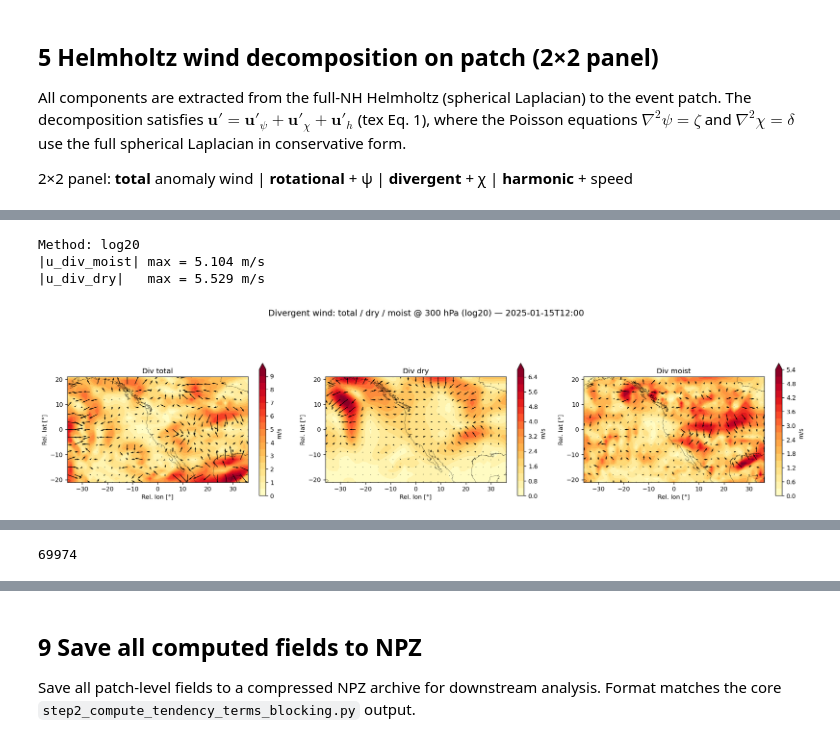
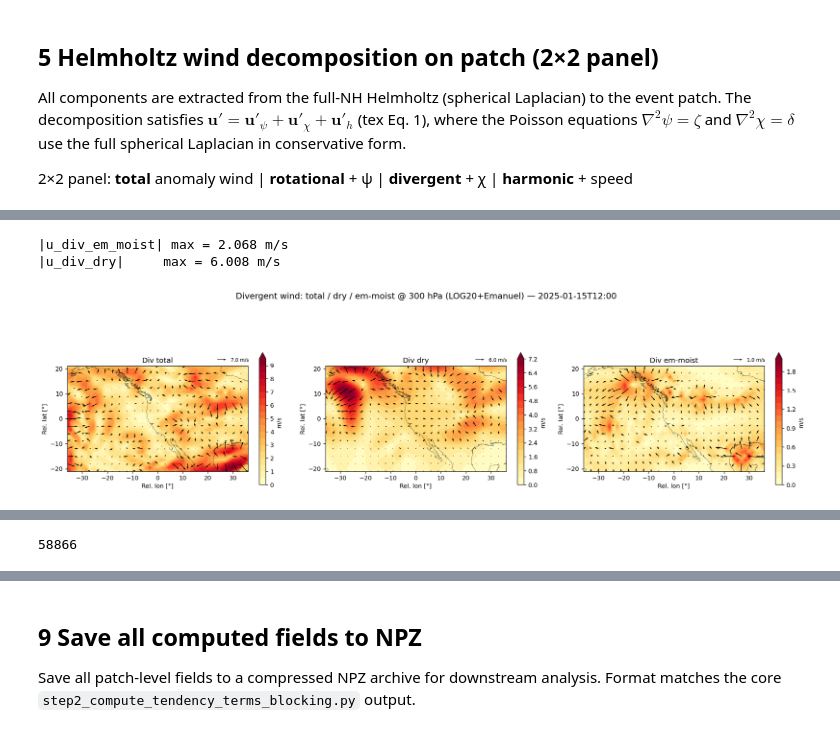
Before and after one commit to yanxingjianken/pvtend, a Jupyter notebook: examples/02_helmholtz_and_qg_omega.ipynb, the cells around one changed output, grey strips where cells are left out. Saved outputs shown, nothing was run; the diff lists cells and outputs as text; code cells hidden in the pictures.

```diff
--- a/examples/02_helmholtz_and_qg_omega.ipynb
+++ b/examples/02_helmholtz_and_qg_omega.ipynb
@@ -530,57 +681,62 @@ Both χ are solved independently using the spherical Laplacian, rather than comp
 # %%
 %%time
-# ── Select ω_dry for the total field using QG_METHOD ──
-if QG_METHOD == "sp19":
-    omega_dry_total = wd_sp19
-elif QG_METHOD == "log20":
-    omega_dry_total = wd_log20
-else:
-    raise ValueError(f"Unknown QG_METHOD: {QG_METHOD!r}  (valid: 'sp19', 'log20')")
+# ── Divergent wind from w_em_moist and w_dry via independent Poisson ──
+# ω_dry = wd_log20 (LOG20 A+B solve)
+# ω_em_moist = w_em_moist (Emanuel LHR contribution = ω_ABC − ω_AB)
 
-omega_moist_total = p_w_snap - omega_dry_total
+omega_dry_total = wd_log20
+omega_em_moist  = w_em_moist
 
-# ── decompose_omega on the patch → independent Poisson for moist AND dry ──
-# Uses FULL omega (total snapshot), not anomaly.
-# Both chi_moist and chi_dry are recovered via independent Poisson inversions
-# (solve_chi_from_omega applied separately to each omega component).
-decomp = decompose_omega(
-    p_w_snap, omega_dry_total, patch_lat, patch_lon, plevs_pa,
+# Independent Poisson inversions for each component
+chi_em, u_div_em, v_div_em = solve_chi_from_omega(
+    omega_em_moist, patch_lat, patch_lon, plevs_pa,
 )
-u_div_moist = decomp["u_div_moist"]
-v_div_moist = decomp["v_div_moist"]
-u_div_dry   = decomp["u_div_dry"]
-v_div_dry   = decomp["v_div_dry"]
+chi_d, u_div_dry, v_div_dry = solve_chi_from_omega(
+    omega_dry_total, patch_lat, patch_lon, plevs_pa,
+)
 
-print(f"Method: {QG_METHOD}")
-print(f"|u_div_moist| max = {np.abs(u_div_moist[ilev]).max():.3f} m/s")
-print(f"|u_div_dry|   max = {np.abs(u_div_dry[ilev]).max():.3f} m/s")
+# For backward compat aliases used in §8
+u_div_moist = u_div_em
+v_div_moist = v_div_em
+omega_moist_total = omega_em_moist
 
-# ── 1×3 panel: divergent wind total / dry / moist @ PLOT_LEV ──
+print(f"|u_div_em_moist| max = {np.abs(u_div_em[ilev]).max():.3f} m/s")
+print(f"|u_div_dry|     max = {np.abs(u_div_dry[ilev]).max():.3f} m/s")
+
+# ── 1×3 panel: divergent wind total / dry / em-moist @ PLOT_LEV ──
 fig, axes = plt.subplots(1, 3, figsize=(18, 5))
 div_panels = [
-    ("Div total",  p_u_div[ilev],     p_v_div[ilev]),
-    ("Div dry",    u_div_dry[ilev],   v_div_dry[ilev]),
-    ("Div moist",  u_div_moist[ilev], v_div_moist[ilev]),
+    ("Div total",       p_u_div[ilev],  p_v_div[ilev]),
+    ("Div dry",         u_div_dry[ilev], v_div_dry[ilev]),
+    ("Div em-moist",    u_div_em[ilev],  v_div_em[ilev]),
 ]
 
 for ax, (title, uk, vk) in zip(axes, div_panels):
     speed = np.sqrt(uk**2 + vk**2)
+    # Scale quiver arrows proportional to max speed in each panel
+    ref_speed = max(float(np.nanpercentile(speed, 98)), 0.01)
+    ref_nice = float(np.round(ref_speed, -int(np.floor(np.log10(ref_speed)))))  # round to 1 sig fig
+    if ref_nice < 1e-10:
+        ref_nice = ref_speed
+    qscale = ref_nice * 20  # 20 arrows worth across the domain
+
     cf = ax.contourf(x_coords, y_coords, speed, levels=20, cmap="YlOrRd", extend="max")
-    ax.quiver(x_coords[::skip], y_coords[::skip],
-              uk[::skip, ::skip], vk[::skip, ::skip],
-              scale=100, width=0.003, color="k")
+    q = ax.quiver(x_coords[::skip], y_coords[::skip],
+                  uk[::skip, ::skip], vk[::skip, ::skip],
+                  scale=qscale, width=0.003, color="k")
+    ax.quiverkey(q, 0.88, 1.06, ref_nice, f"{ref_nice:.1f} m/s",
+                 labelpos="E", fontproperties=dict(size=8))
     overlay_coastlines(ax, **coast_kw)
     ax.set_aspect("equal")
     ax.set_xlabel("Rel. lon [°]"); ax.set_ylabel("Rel. lat [°]")
     ax.set_title(title, fontsize=12)
     plt.colorbar(cf, ax=ax, shrink=0.7, label="m/s")
 
-fig.suptitle(f"Divergent wind: total / dry / moist @ {PLOT_LEV} hPa ({QG_METHOD}) — {ts_str}",
-             fontsize=14, y=1.02)
+fig.suptitle(f"Divergent wind: total / dry / em-moist @ {PLOT_LEV} hPa (LOG20+Emanuel) — {ts_str}",
+             fontsize=14, y=1.05)
 fig.tight_layout()
 plt.show(); plt.close("all"); gc.collect()
 # %% [output]
-Method: log20
-|u_div_moist| max = 5.104 m/s
-|u_div_dry|   max = 5.529 m/s
+|u_div_em_moist| max = 2.068 m/s
+|u_div_dry|     max = 6.008 m/s
-[figure, old version]
+[figure, new version]
@@ -589,2 +745,2 @@ Wall time: 779 ms
-69974
+58866
 # %% [markdown]
```
Also changed, not shown: parts of 14 cells of this notebook, 8 other files.
